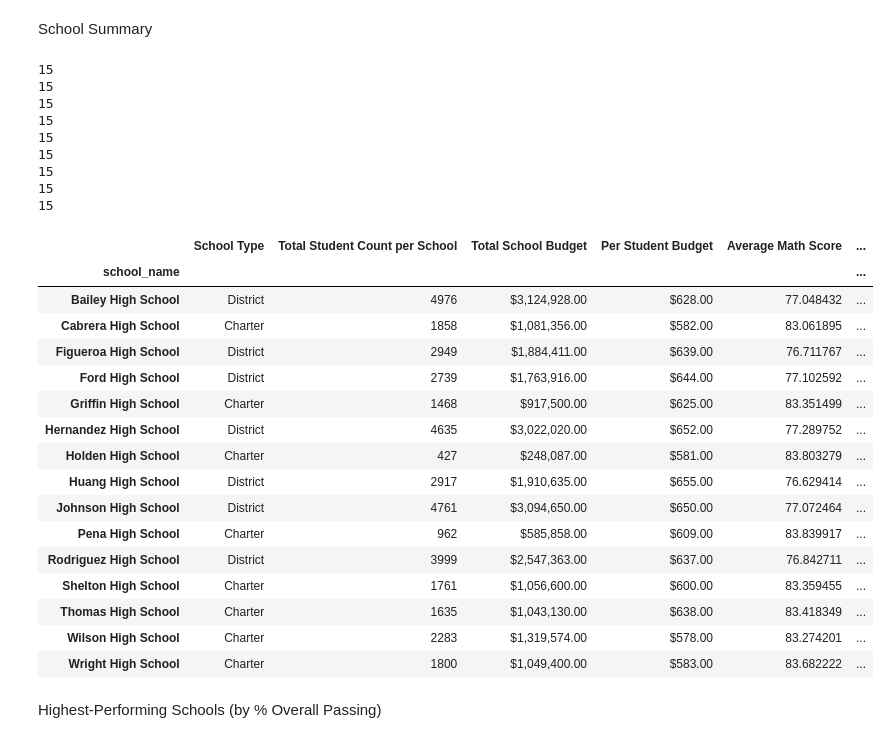
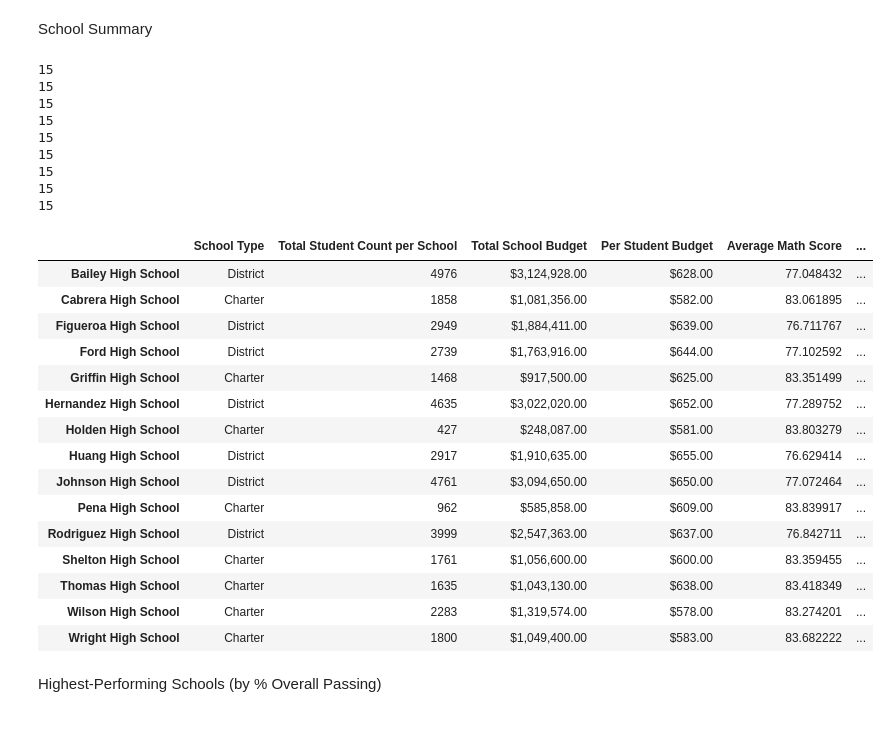
Before and after one commit to JohanaMarie/pandas-challenge, a Jupyter notebook: PyCitySchools/Notebook.ipynb, the cells around one changed output. Drawn from its saved outputs; the diff is of its cells as text; code cells hidden in the pictures.

```diff
--- a/PyCitySchools/Notebook.ipynb
+++ b/PyCitySchools/Notebook.ipynb
@@ -154,34 +154,36 @@ print(len(((students_passing_math & students_passing_reading) / per_school_count
 # Create a DataFrame called `per_school_summary` with columns for the calculations above.
 per_school_summary = pd.DataFrame({
     "School Type": school_types,
     "Total Student Count per School": per_school_counts,
     "Total School Budget": per_school_budget,
     "Per Student Budget": per_school_capita,
     "Average Math Score": per_school_math,
     "Average Reading Score": per_school_reading,
     "% Math Passing": (students_passing_math / per_school_counts) * 100,
     "% Reading Passing": (students_passing_reading / per_school_counts) * 100,
     "% Overall Passing": ((students_passing_math & students_passing_reading) / per_school_counts) * 100
 })
 
 # Formatting
 per_school_summary["Total School Budget"] = per_school_summary["Total School Budget"].map("${:,.2f}".format)
 per_school_summary["Per Student Budget"] = per_school_summary["Per Student Budget"].map("${:,.2f}".format)
 
+# Remove the index name
+per_school_summary.index.name = None
+
 # Display the DataFrame
 per_school_summary
 # %% [output]
 15
 15
 15
 15
 15
 15
 15
 15
 15
 |  | School Type | Total Student Count per School | Total School Budget | Per Student Budget | Average Math Score | ... |
-| school_name |  |  |  |  |  | ... |
 | Bailey High School | District | 4976 | $3,124,928.00 | $628.00 | 77.048432 | ... |
 | Cabrera High School | Charter | 1858 | $1,081,356.00 | $582.00 | 83.061895 | ... |
 | Figueroa High School | District | 2949 | $1,884,411.00 | $639.00 | 76.711767 | ... |
```
Also changed, not shown: parts of 5 cells of this notebook.
